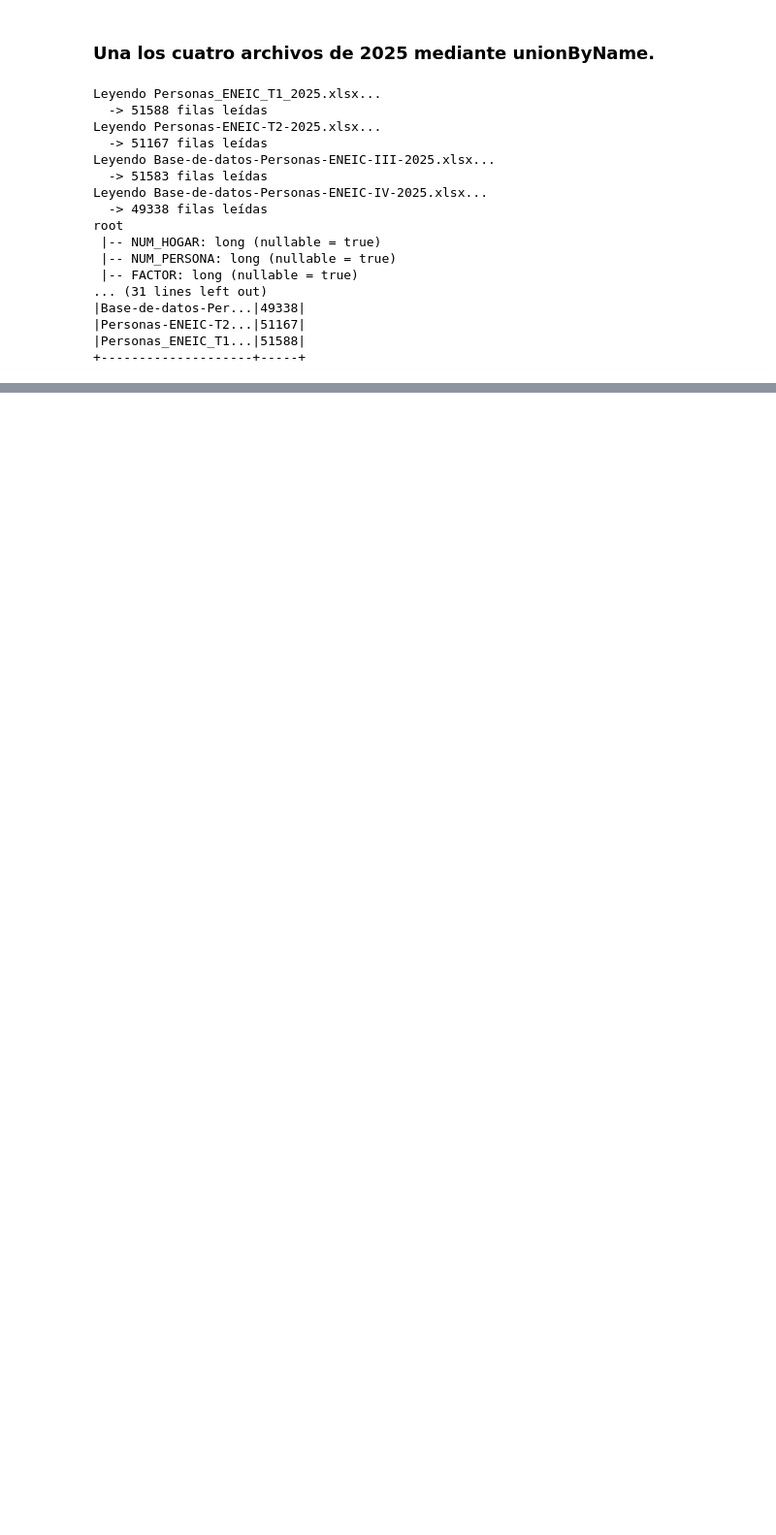
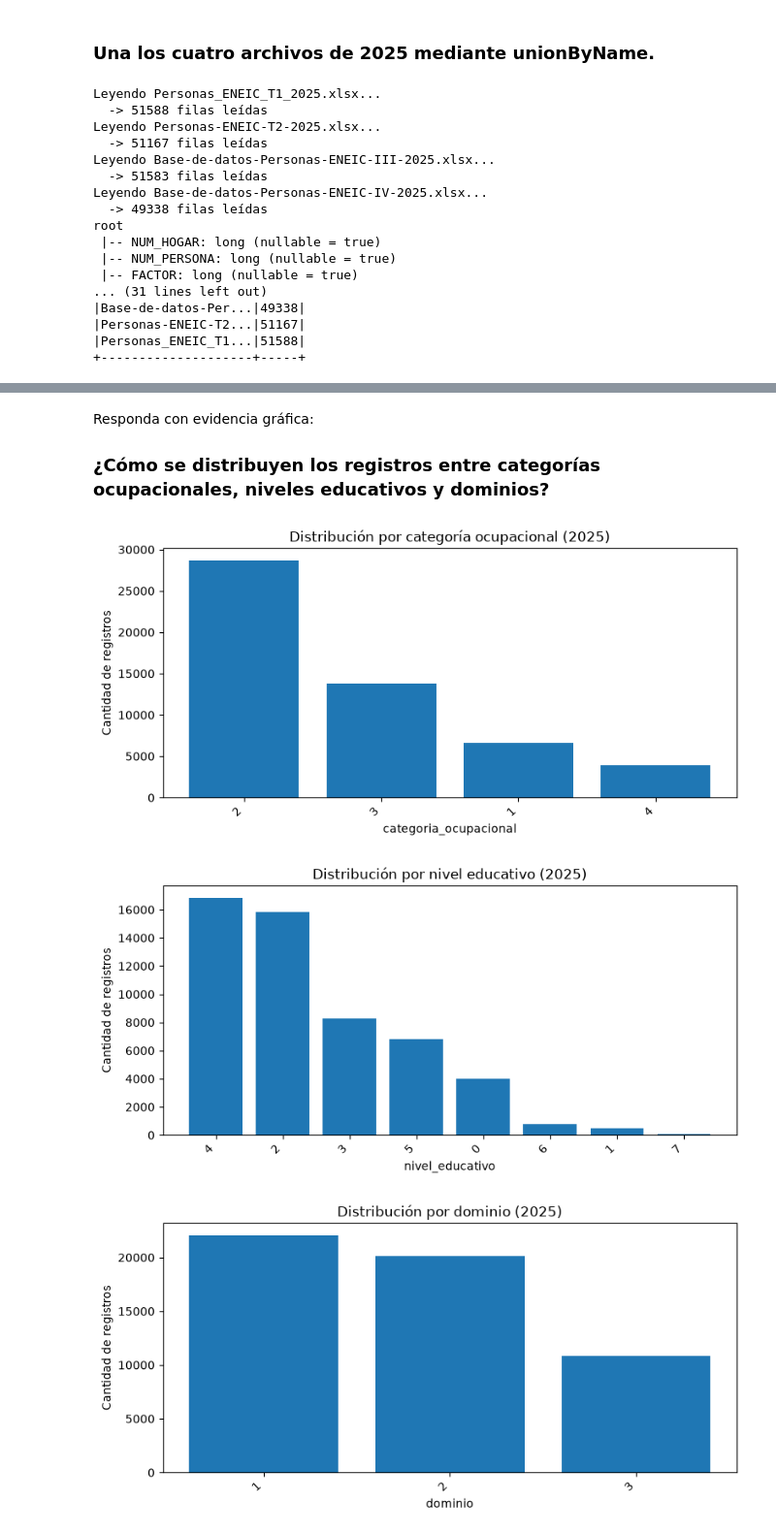
Before and after one commit to belennmm/DataS_Lab7_Spark, a Jupyter notebook: notebooks/Laboratorio7_Analisis.ipynb, the cells around one changed output, grey strips where cells are left out. Shown at 97% size. Drawn from its saved outputs; the diff is of its cells as text; code cells hidden in the pictures; blank space fills up the shorter version.

```diff
--- a/notebooks/Laboratorio7_Analisis.ipynb
+++ b/notebooks/Laboratorio7_Analisis.ipynb
@@ -54,9 +54,21 @@ def excel_a_parquet(nombre_excel, periodo_archivo, anio_archivo, trimestre_cal):
     df_pd.columns = [c.strip().upper() for c in df_pd.columns]
     df_pd = df_pd[[c for c in COLUMNAS_REQUERIDAS if c in df_pd.columns]]
 
+    def normalizar_codigo(valor):
+        if pd.isna(valor):
+            return None
+        try:
+            f = float(valor)
+            if f.is_integer():
+                return str(int(f))
+            return str(valor).strip()
+        except (ValueError, TypeError):
+            return str(valor).strip()
+
+    # dentro de excel_a_parquet, reemplaza el for anterior por:
     for c in ["P05C16", "P03A03A", "DOMINIO", "OCUPADOS"]:
         if c in df_pd.columns:
-            df_pd[c] = df_pd[c].apply(lambda v: None if pd.isna(v) else str(v).strip())
+            df_pd[c] = df_pd[c].apply(normalizar_codigo)
 
     for c in ["NUM_HOGAR", "NUM_PERSONA", "ANIO", "TRIMESTRE"]:
         if c in df_pd.columns:
@@ -183,0 +316,23 @@ df_2025_final = preparar(df_2025_raw, "2025")
+# %% [markdown]
+Responda con evidencia gráfica:
+### ¿Cómo se distribuyen los registros entre categorías ocupacionales, niveles educativos y dominios?
+# %%
+def graficar_conteo(columna, titulo):
+    conteo = df_2025_final.groupBy(columna).count().orderBy(F.desc("count")).toPandas()
+    plt.figure(figsize=(8, 4))
+    plt.bar(conteo[columna].astype(str), conteo["count"])
+    plt.title(titulo)
+    plt.xlabel(columna)
+    plt.ylabel("Cantidad de registros")
+    plt.xticks(rotation=45, ha="right")
+    plt.tight_layout()
+    plt.show()
+    return conteo
+
+conteo_ocup = graficar_conteo("categoria_ocupacional", "Distribución por categoría ocupacional (2025)")
+conteo_educ = graficar_conteo("nivel_educativo", "Distribución por nivel educativo (2025)")
+conteo_dom  = graficar_conteo("dominio", "Distribución por dominio (2025)")
+# %% [output]
+[figure, added]
+[figure, added]
+[figure, added]
```
Also changed, not shown: parts of 41 cells of this notebook, 20 other files.
